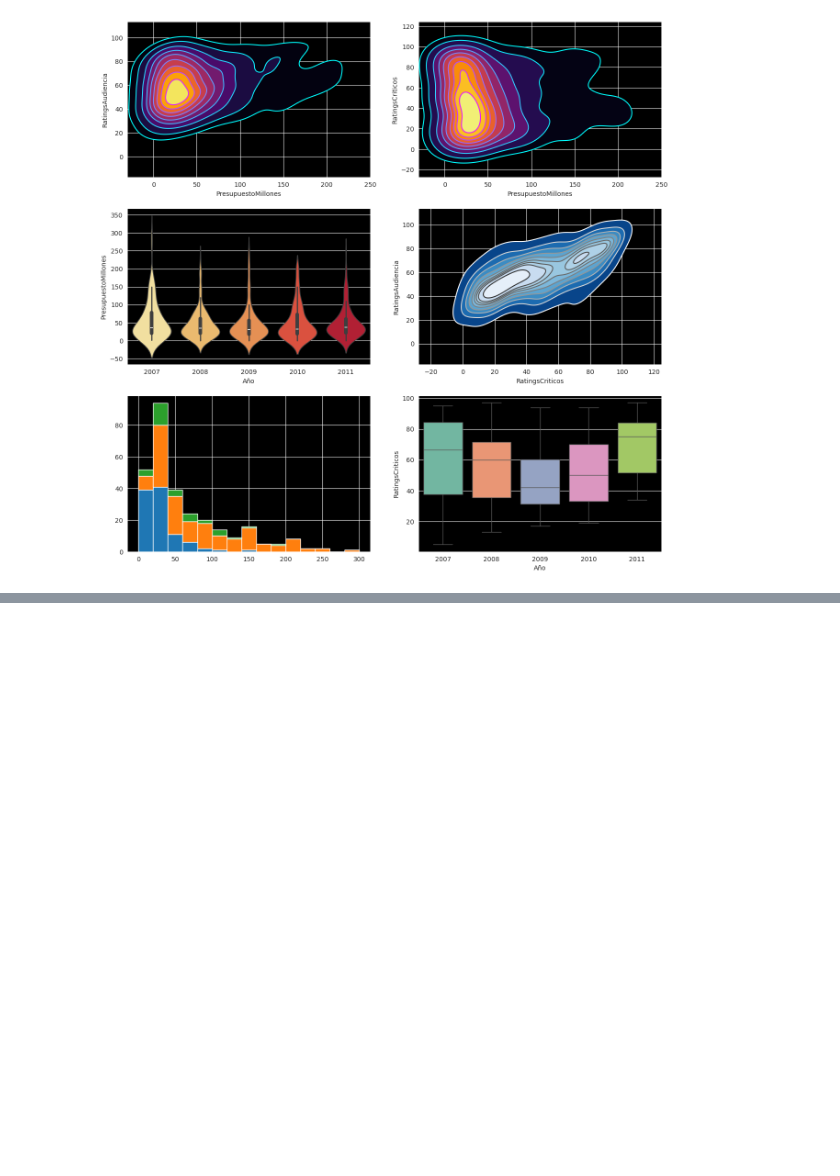
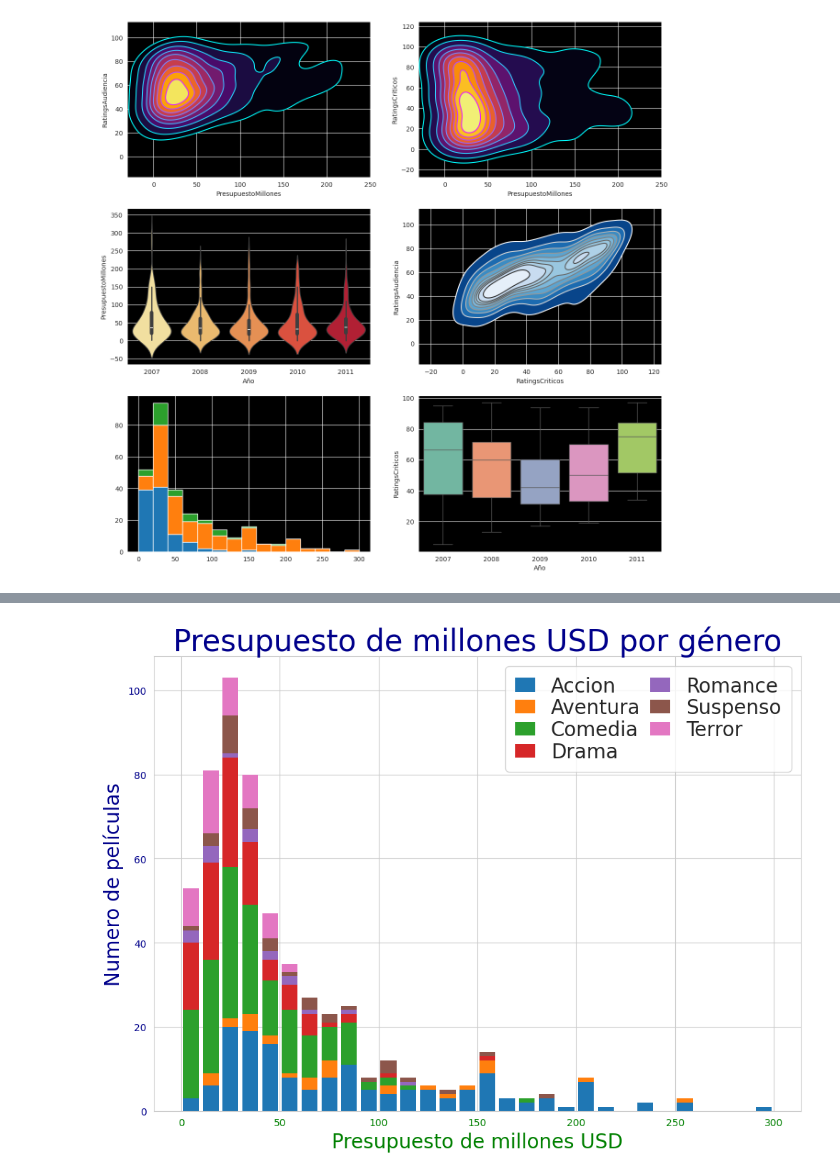
Before and after one commit to PabloSanchez87/IBM-Inteligencia-Artificial, a Jupyter notebook: 2- Python para Data Science/17-Dashboard_En_Python.ipynb, the cells around one changed output, grey strips where cells are left out. Saved outputs shown, nothing was run; the diff lists cells and outputs as text; code cells hidden in the pictures; blank space fills up the shorter version.

```diff
--- a/2- Python para Data Science/17-Dashboard_En_Python.ipynb
+++ b/2- Python para Data Science/17-Dashboard_En_Python.ipynb
@@ -127,0 +144,25 @@ plt.show()
+# %%
+sns.set_style("whitegrid") # Tema oscuro
+
+lista_gen = []
+etiquetas = []
+
+for gen in peliculas.Genero.cat.categories:
+    lista_gen.append(peliculas[peliculas.Genero == gen ].PresupuestoMillones)
+    etiquetas.append(gen)
+
+# Uso de un subplot para que el histograma se vea mejor
+fig, axes = plt.subplots(nrows=1, ncols=1)
+fig.set_size_inches(11.7, 8.27) #Tamaño A4
+
+
+h = plt.hist(lista_gen, bins=30, stacked=True, rwidth=0.8, edgecolor='none', label=etiquetas)
+plt.title('Presupuesto de millones USD por género', fontsize=30, color='DarkBlue')
+plt.ylabel('Numero de películas', fontsize=20, color='DarkBlue')
+plt.xlabel('Presupuesto de millones USD', fontsize=20, color='Green')
+plt.xticks(fontsize=10, color='Green')
+plt.yticks(fontsize=10, color='DarkBlue')
+plt.legend(fontsize=20, loc='upper right', frameon=True, ncol=2, columnspacing=0.5, handlelength=1, borderpad=0.5, labelspacing=0.1)
+plt.show()
+# %% [output]
+[figure, added]
```
Also changed, not shown: parts of 2 cells of this notebook, 1 other file.
